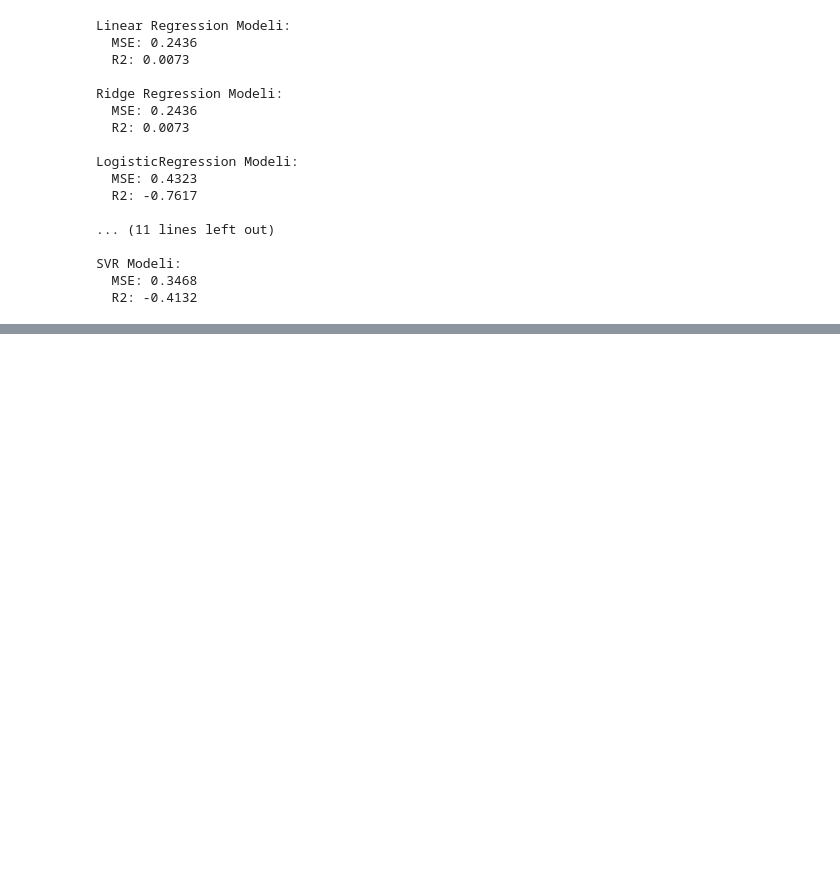
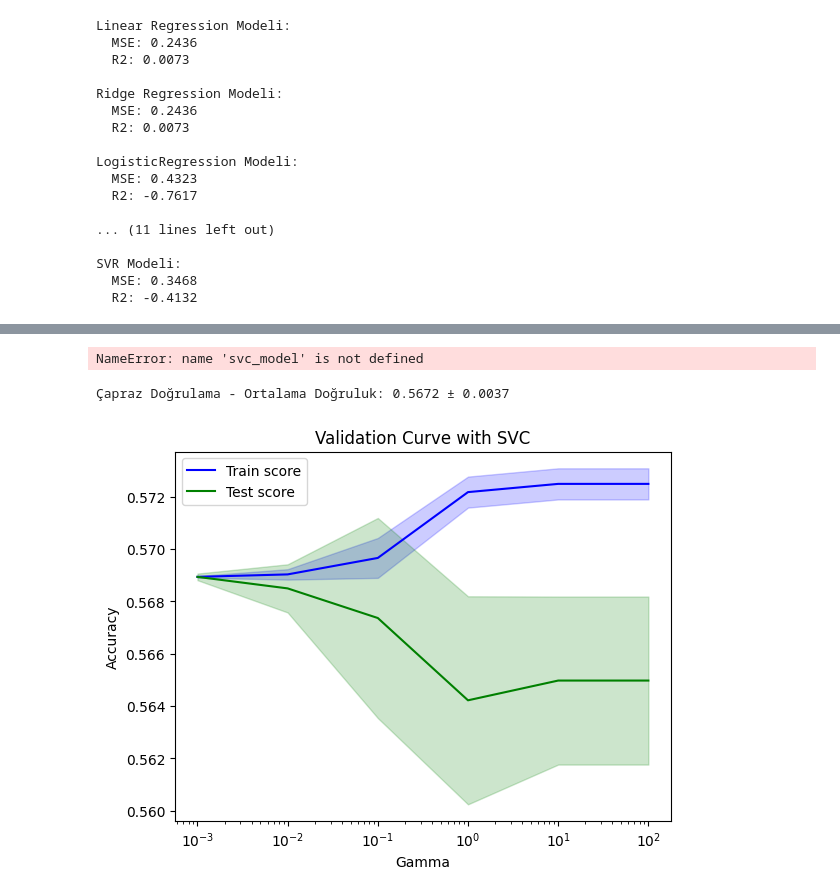
Before and after one commit to elifftop/Proje2, a Jupyter notebook: deneme.ipynb, the cells around one changed output, grey strips where cells are left out. Saved outputs shown, nothing was run; the diff lists cells and outputs as text; code cells hidden in the pictures; blank space fills up the shorter version.

```diff
--- a/deneme.ipynb
+++ b/deneme.ipynb
@@ -1040,0 +1156,53 @@ Random Forest Classifier Modeli:
+# %%
+# Çapraz doğrulama
+cv_scores = cross_val_score(svc_model, X, y, cv=5, scoring='accuracy')
+
+# Çapraz doğrulama sonuçlarını yazdırma
+print(f"Çapraz Doğrulama - Ortalama Doğruluk: {cv_scores.mean():.4f} ± {cv_scores.std():.4f}")
+# %% [output]
+NameError: name 'svc_model' is not defined
+# %%
+from sklearn.svm import SVC
+from sklearn.model_selection import cross_val_score
+
+# Modeli tanımlama
+svc_model = SVC()
+
+# Çapraz doğrulama
+cv_scores = cross_val_score(svc_model, X, y, cv=5, scoring='accuracy')
+
+# Çapraz doğrulama sonuçlarını yazdırma
+print(f"Çapraz Doğrulama - Ortalama Doğruluk: {cv_scores.mean():.4f} ± {cv_scores.std():.4f}")
+# %% [output]
+Çapraz Doğrulama - Ortalama Doğruluk: 0.5672 ± 0.0037
+# %%
+# Çekirdek fonksiyonu için gamma'nın doğruluğunu inceleme
+param_range = np.logspace(-3, 2, 6)
+train_scores, test_scores = validation_curve(
+    svc_model,
+    X, y,
+    param_name='gamma',
+    param_range=param_range,
+    cv=5,
+    scoring='accuracy'
+)
+
+# Ortalama doğrulukları hesaplama
+train_mean = np.mean(train_scores, axis=1)
+test_mean = np.mean(test_scores, axis=1)
+train_std = np.std(train_scores, axis=1)
+test_std = np.std(test_scores, axis=1)
+
+# Karmaşıklık analizini çizme
+plt.figure()
+plt.semilogx(param_range, train_mean, label='Train score', color='blue')
+plt.semilogx(param_range, test_mean, label='Test score', color='green')
+plt.fill_between(param_range, train_mean - train_std, train_mean + train_std, alpha=0.2, color='blue')
+plt.fill_between(param_range, test_mean - test_std, test_mean + test_std, alpha=0.2, color='green')
+plt.title('Validation Curve with SVC')
+plt.xlabel('Gamma')
+plt.ylabel('Accuracy')
+plt.legend(loc='best')
+plt.show()
+# %% [output]
+[figure, added]
```
Also changed, not shown: parts of 11 cells of this notebook, 1 other file.
